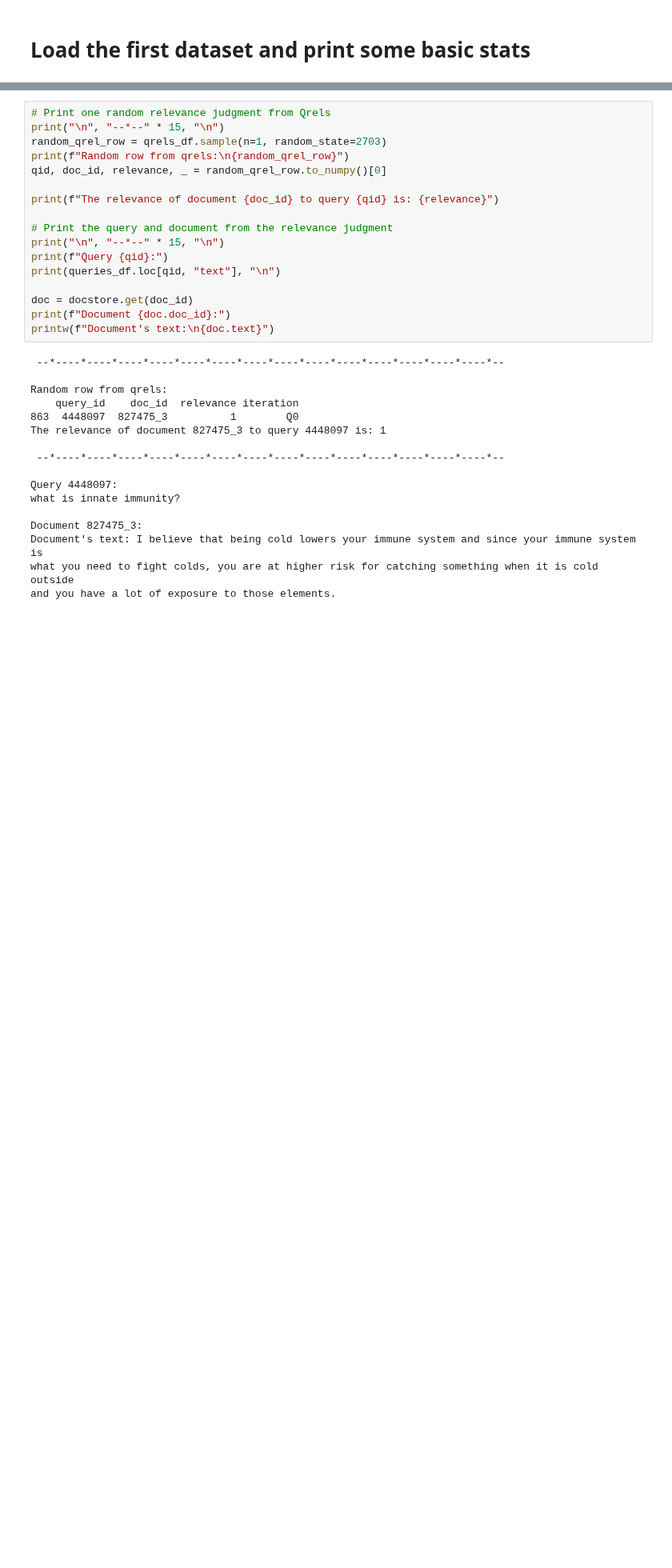
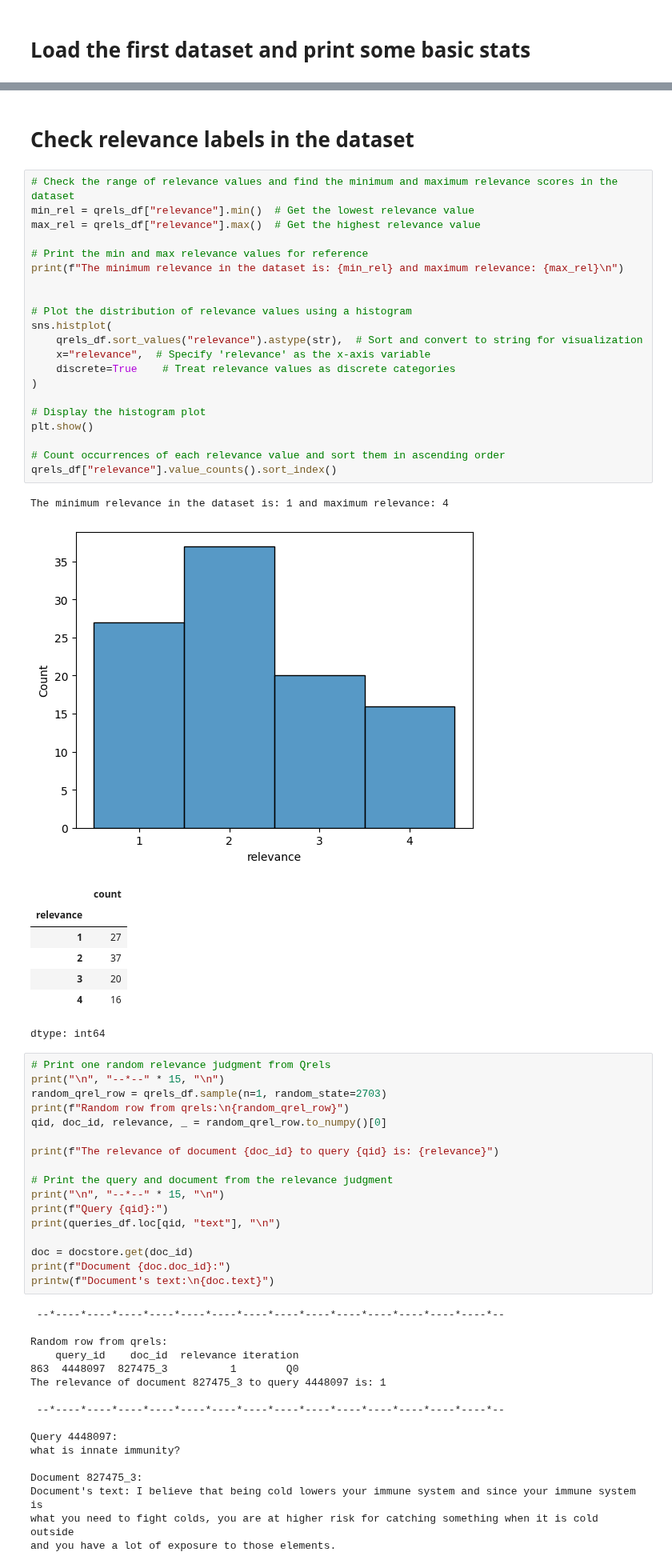
Before and after one commit to rmit-ir/Tutotrial-Practical-LLMs, a Jupyter notebook: LLM_OpenRouter_Template.ipynb, the cells around one changed output, grey strips where cells are left out. Shown at 80% size. Saved outputs shown, nothing was run; the diff lists cells and outputs as text; blank space fills up the shorter version.

```diff
--- a/LLM_OpenRouter_Template.ipynb
+++ b/LLM_OpenRouter_Template.ipynb
@@ -137,3 +209,36 @@ dtype: int64
+# %% [markdown]
+# Check relevance labels in the dataset
+# %%
+# Check the range of relevance values and find the minimum and maximum relevance scores in the dataset
+min_rel = qrels_df["relevance"].min()  # Get the lowest relevance value
+max_rel = qrels_df["relevance"].max()  # Get the highest relevance value
+
+# Print the min and max relevance values for reference
+print(f"The minimum relevance in the dataset is: {min_rel} and maximum relevance: {max_rel}\n")
+
+
+# Plot the distribution of relevance values using a histogram
+sns.histplot(
+    qrels_df.sort_values("relevance").astype(str),  # Sort and convert to string for visualization
+    x="relevance",  # Specify 'relevance' as the x-axis variable
+    discrete=True    # Treat relevance values as discrete categories
+)
+
+# Display the histogram plot
+plt.show()
+
+# Count occurrences of each relevance value and sort them in ascending order
+qrels_df["relevance"].value_counts().sort_index()
+# %% [output]
+The minimum relevance in the dataset is: 1 and maximum relevance: 4
+[figure, added]
+|  | count |
+| relevance |  |
+| 1 | 27 |
+| 2 | 37 |
+| 3 | 20 |
+| 4 | 16 |
+dtype: int64
 # %%
 # Print one random relevance judgment from Qrels
 print("\n", "--*--" * 15, "\n")
```
Also changed, not shown: parts of 29 cells of this notebook.
